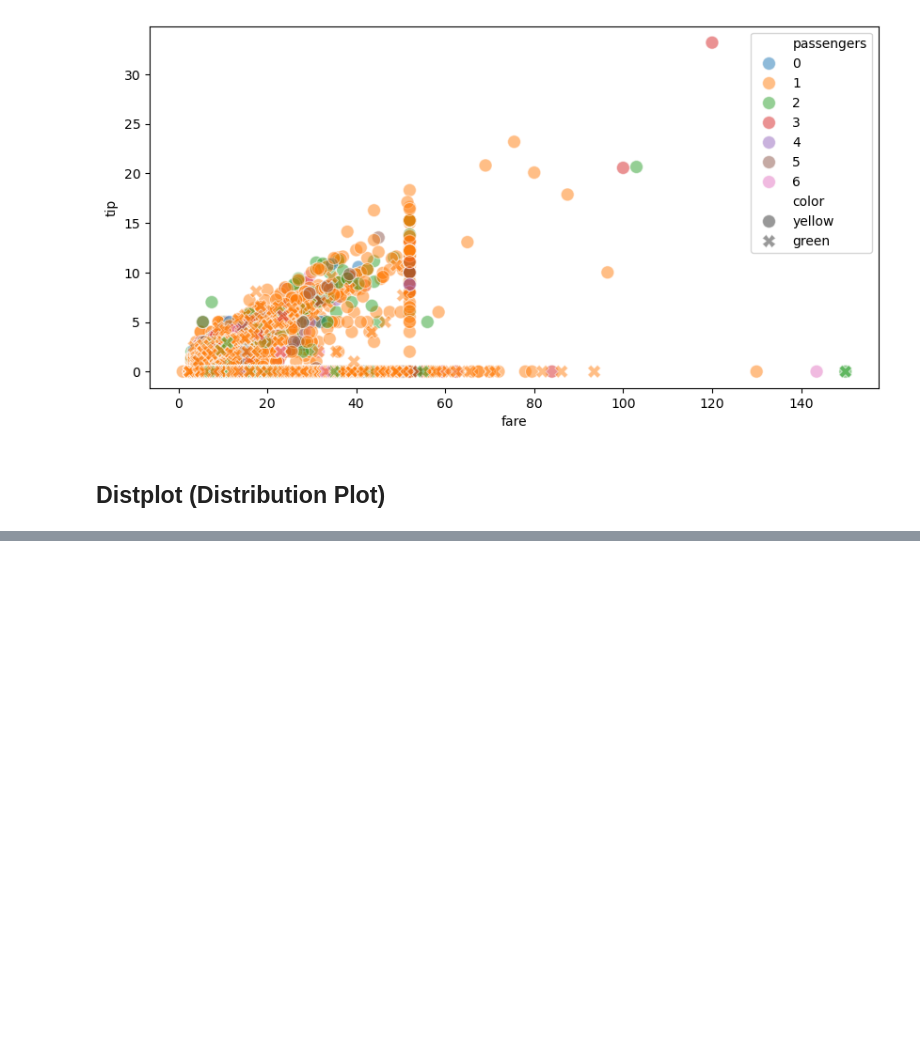
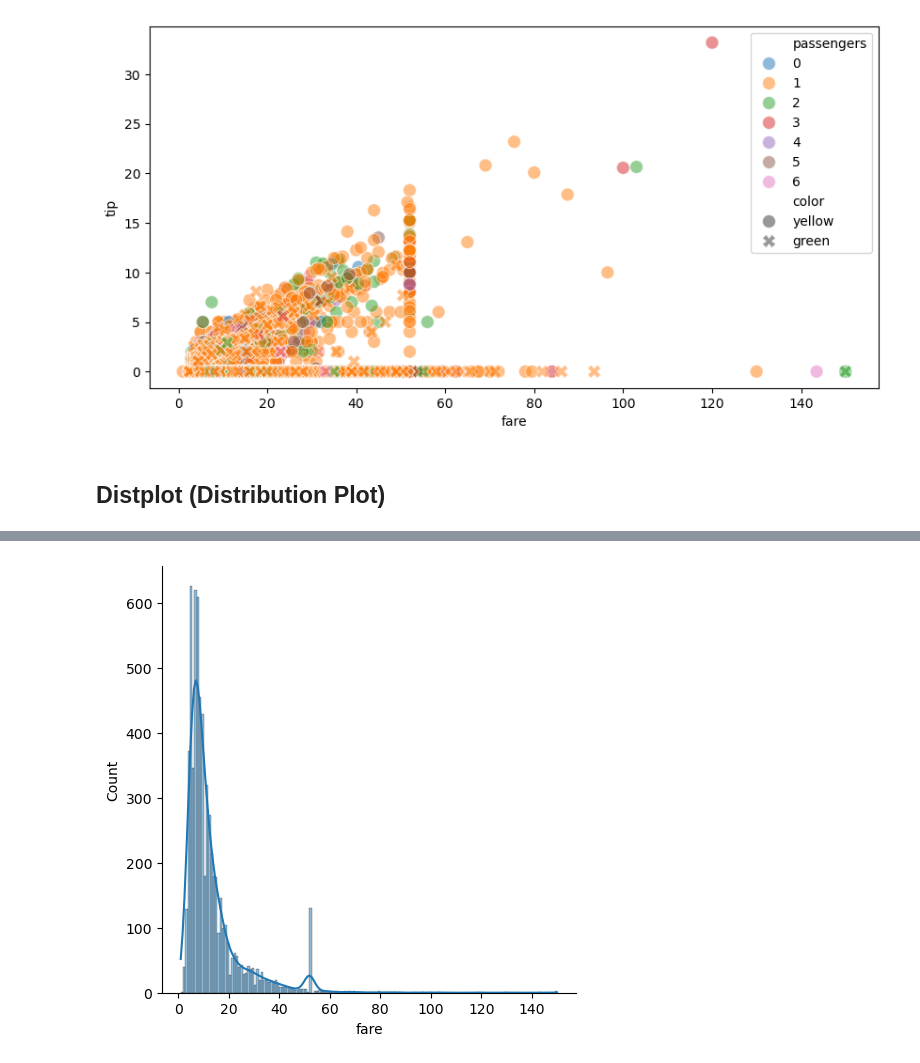
Before and after one commit to mustafacelik-86/expert-octo-journey, a Jupyter notebook: Seaborn Classes.ipynb, the cells around one changed output, grey strips where cells are left out. Cells and saved outputs as stored; diff of their text form; code cells hidden in the pictures; blank space fills up the shorter version.

```diff
--- a/Seaborn Classes.ipynb
+++ b/Seaborn Classes.ipynb
@@ -194,0 +200,8 @@ plt.show()
+# %%
+#kde plot, dağılımı daha yumuşak bir gösterimle bize verir
+# kde = kernel density estimation
+
+sns.displot(data = taxis, x = "fare", kde = True)
+plt.show()
+# %% [output]
+[figure, added]
```
Also changed, not shown: parts of 62 cells of this notebook.
